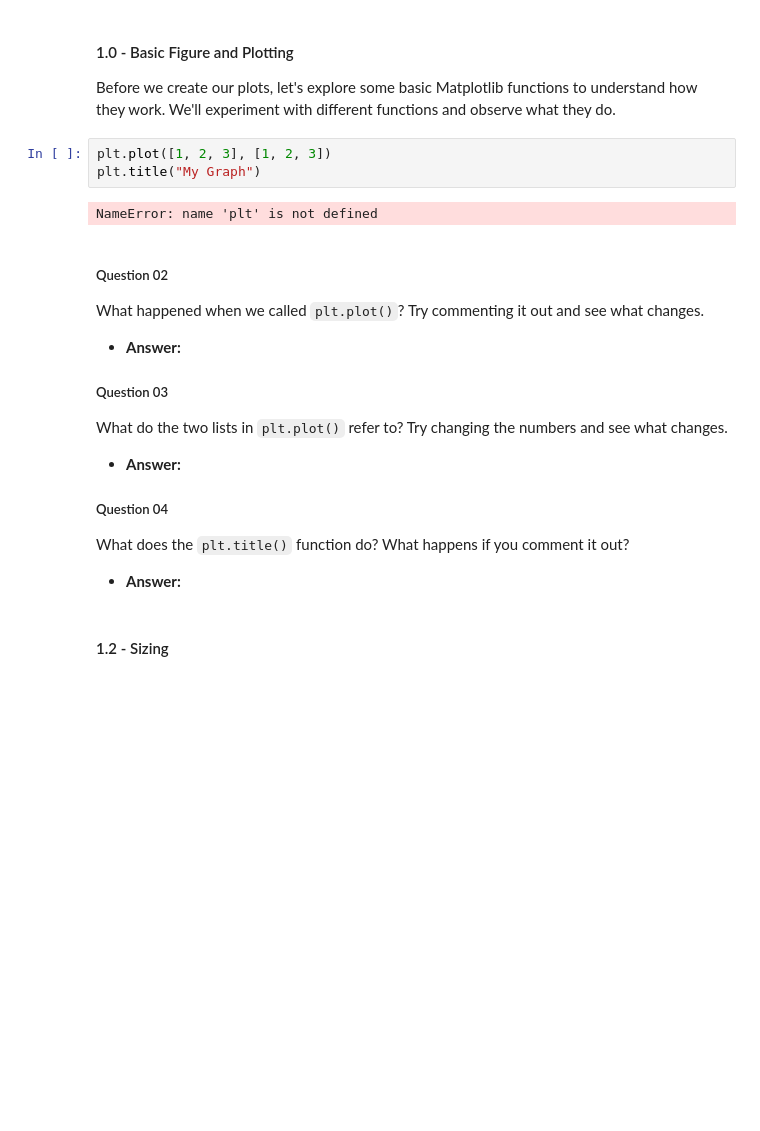
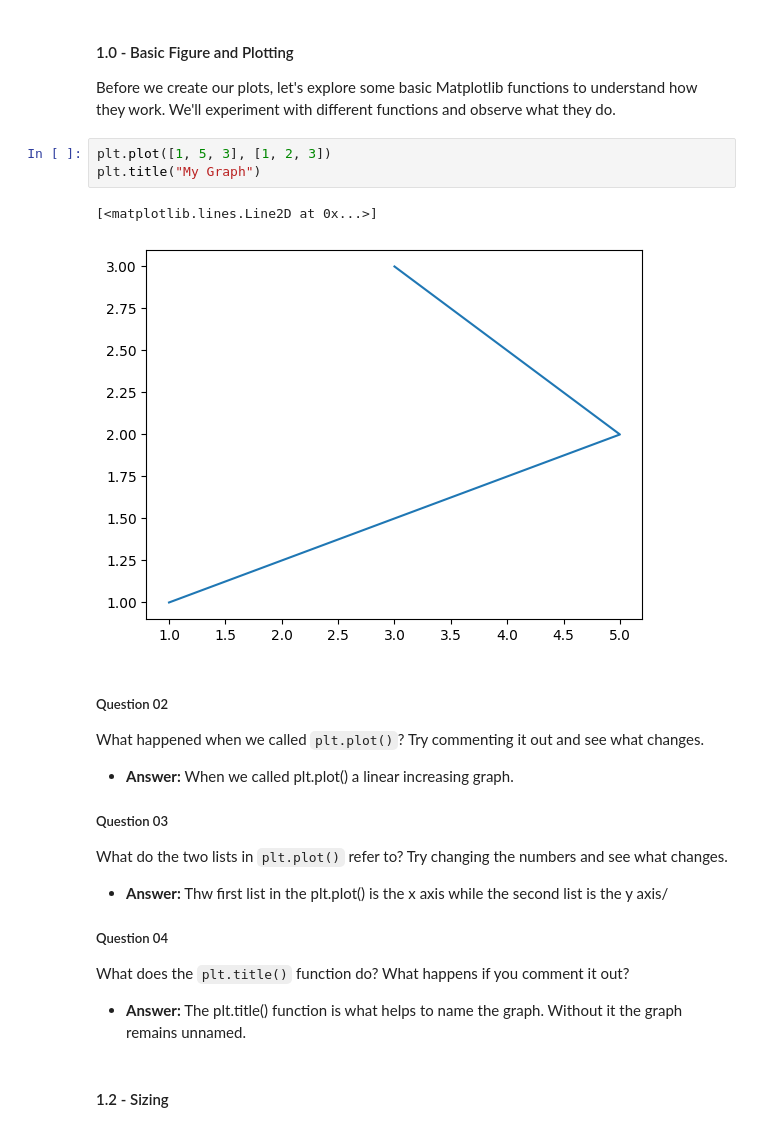
Before and after one commit to lavalender/unit-3-ai, a Jupyter notebook: 02-intro/intro-to-notebooks.ipynb, the cells around one changed output. Cells and saved outputs as stored; diff of their text form; blank space fills up the shorter version.

```diff
--- a/02-intro/intro-to-notebooks.ipynb
+++ b/02-intro/intro-to-notebooks.ipynb
@@ -128,22 +128,23 @@ import matplotlib.pyplot as plt
 #### 1.0 - Basic Figure and Plotting
 Before we create our plots, let's explore some basic Matplotlib functions to understand how they work. We'll experiment with different functions and observe what they do.
 # %%
-plt.plot([1, 2, 3], [1, 2, 3])
+plt.plot([1, 5, 3], [1, 2, 3])
 plt.title("My Graph")
 # %% [output]
-NameError: name 'plt' is not defined
+[<matplotlib.lines.Line2D at 0x...>]
+[figure, added]
 # %% [markdown]
 ##### Question 02
 What happened when we called `plt.plot()`? Try commenting it out and see what changes.
-- **Answer:**
+- **Answer:** When we called plt.plot() a linear increasing graph.
 
 ##### Question 03
 What do the two lists in `plt.plot()` refer to? Try changing the numbers and see what changes.
-- **Answer:**
+- **Answer:** Thw first list in the plt.plot() is the x axis while the second list is the y axis/
 
 ##### Question 04
 What does the `plt.title()` function do? What happens if you comment it out?
-- **Answer:**
+- **Answer:** The plt.title() function is what helps to name the graph. Without it the graph remains unnamed.
 # %% [markdown]
 #### 1.2 - Sizing
 # %%
```
Also changed, not shown: parts of 21 cells of this notebook, 1 other file.
